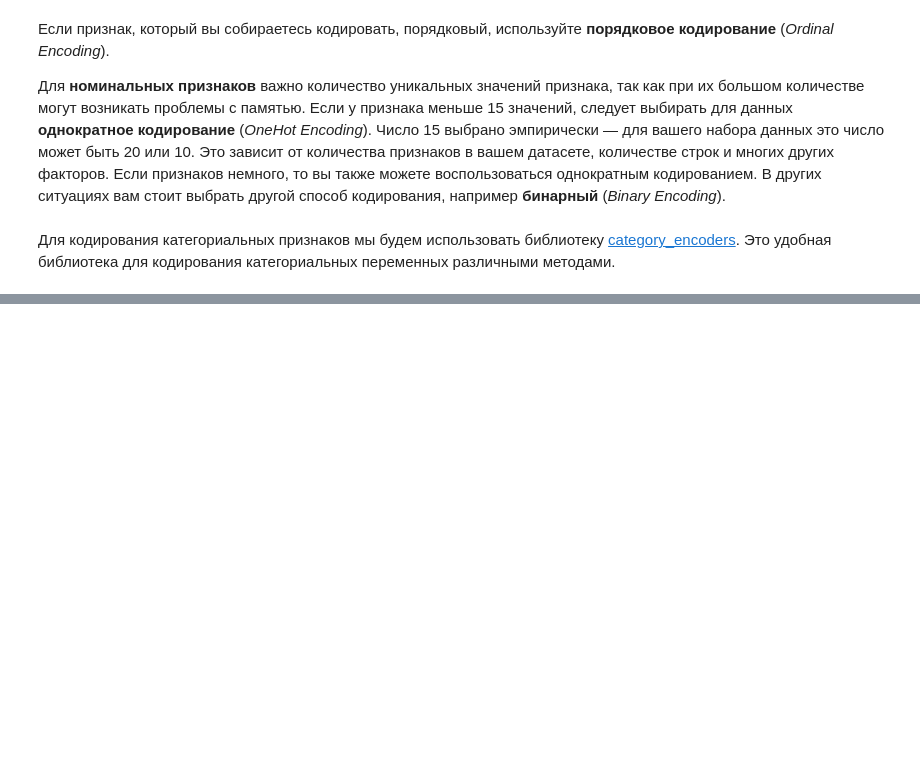
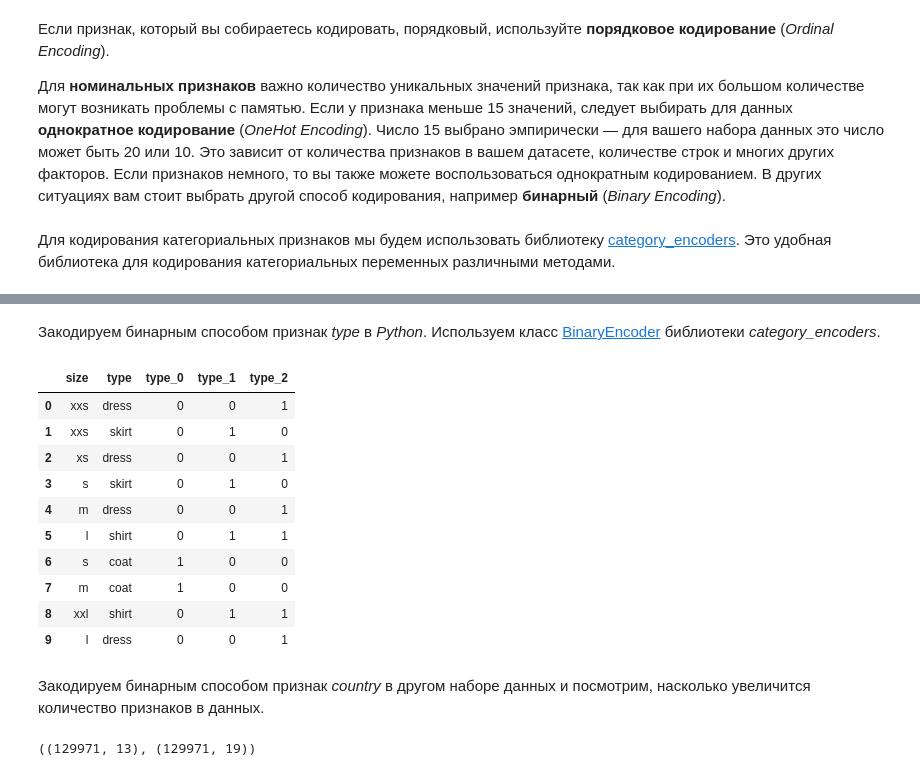
Before and after one commit to Lidiya-cutie/DS_SkillFactory, a Jupyter notebook: CodingMethods.ipynb, the cells around one changed output, grey strips where cells are left out. Saved outputs shown, nothing was run; the diff lists cells and outputs as text; code cells hidden in the pictures; blank space fills up the shorter version.

```diff
--- a/CodingMethods.ipynb
+++ b/CodingMethods.ipynb
@@ -15,0 +152,40 @@ Error:
+# %% [markdown]
+Закодируем бинарным способом признак *type* в *Python*. Используем класс [BinaryEncoder](https://contrib.scikit-learn.org/category_encoders/binary.html) библиотеки *category_encoders*.
+# %%
+# импорт для работы с кодировщиком
+import category_encoders as ce
+
+# указываем столбец для кодирования
+bin_encoder = ce.BinaryEncoder(cols=['type'])
+type_bin = bin_encoder.fit_transform(clothing['type'])
+clothing = pd.concat([clothing, type_bin], axis=1)
+
+clothing
+# %% [output]
+|  | size | type | type_0 | type_1 | type_2 |
+| 0 | xxs | dress | 0 | 0 | 1 |
+| 1 | xxs | skirt | 0 | 1 | 0 |
+| 2 | xs | dress | 0 | 0 | 1 |
+| 3 | s | skirt | 0 | 1 | 0 |
+| 4 | m | dress | 0 | 0 | 1 |
+| 5 | l | shirt | 0 | 1 | 1 |
+| 6 | s | coat | 1 | 0 | 0 |
+| 7 | m | coat | 1 | 0 | 0 |
+| 8 | xxl | shirt | 0 | 1 | 1 |
+| 9 | l | dress | 0 | 0 | 1 |
+# %% [markdown]
+Закодируем бинарным способом признак *country* в другом наборе данных и посмотрим, насколько увеличится количество признаков в данных.
+# %%
+# Импортируем необходимую библиотеку:
+import pandas as pd
+# Прочитаем наш файл с винными обзорами:
+data = pd.read_csv('data\wine_cleared.zip')
+
+# импорт для работы с кодировщиком
+bin_enc = ce.BinaryEncoder(cols=['country'])
+type_bin = bin_enc.fit_transform(data['country'])
+data_enc = pd.concat([data, type_bin], axis=1)
+
+data.shape, data_enc.shape
+# %% [output]
+((129971, 13), (129971, 19))
```
Also changed, not shown: parts of 29 cells of this notebook, 1 other file.
